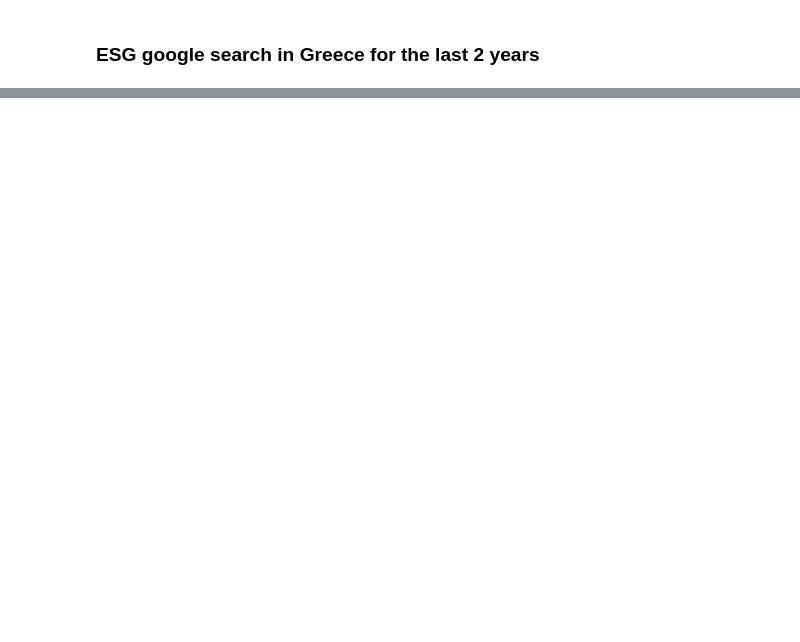
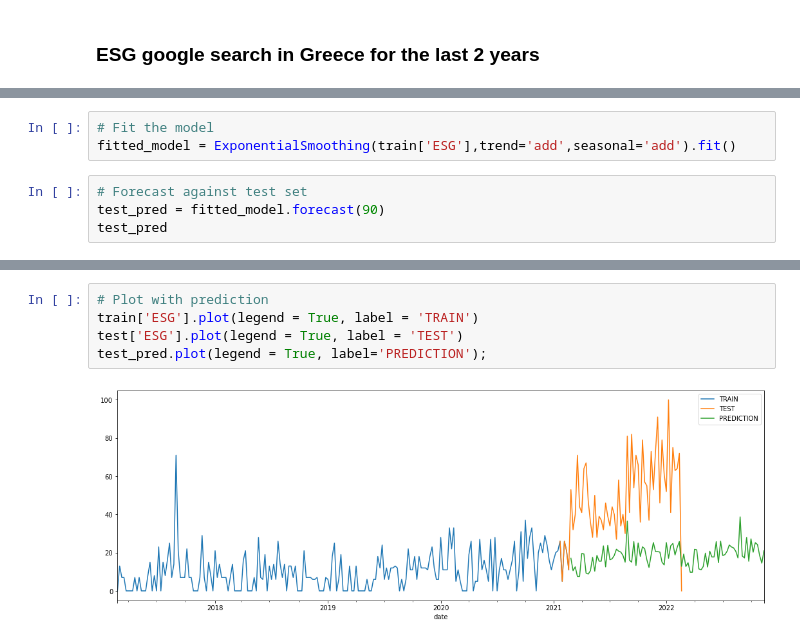
Before and after one commit to GiorgosAnastasakos/GreekESGenergyCompaniesPowerBI_PythonTimesSeriesAnalysis, a Jupyter notebook: GreekGoogleTrendsEsg_TimesSeriesAnalysisPython.ipynb, the cells around one changed output, grey strips where cells are left out. Saved outputs shown, nothing was run; the diff lists cells and outputs as text; blank space fills up the shorter version.

```diff
--- a/GreekGoogleTrendsEsg_TimesSeriesAnalysisPython.ipynb
+++ b/GreekGoogleTrendsEsg_TimesSeriesAnalysisPython.ipynb
@@ -77,0 +122,7 @@ df[['ESG', 'SMA12', 'SES6', 'TESmadd6']]['2021-01-01':].plot(title='Interest las
+# %%
+# Fit the model
+fitted_model = ExponentialSmoothing(train['ESG'],trend='add',seasonal='add').fit()
+# %%
+# Forecast against test set
+test_pred = fitted_model.forecast(90)
+test_pred
@@ -77,0 +148,7 @@ df[['ESG', 'SMA12', 'SES6', 'TESmadd6']]['2021-01-01':].plot(title='Interest las
+# %%
+# Plot with prediction
+train['ESG'].plot(legend = True, label = 'TRAIN')
+test['ESG'].plot(legend = True, label = 'TEST')
+test_pred.plot(legend = True, label='PREDICTION');
+# %% [output]
+[figure, added]
```
Also changed, not shown: parts of 14 cells of this notebook.
